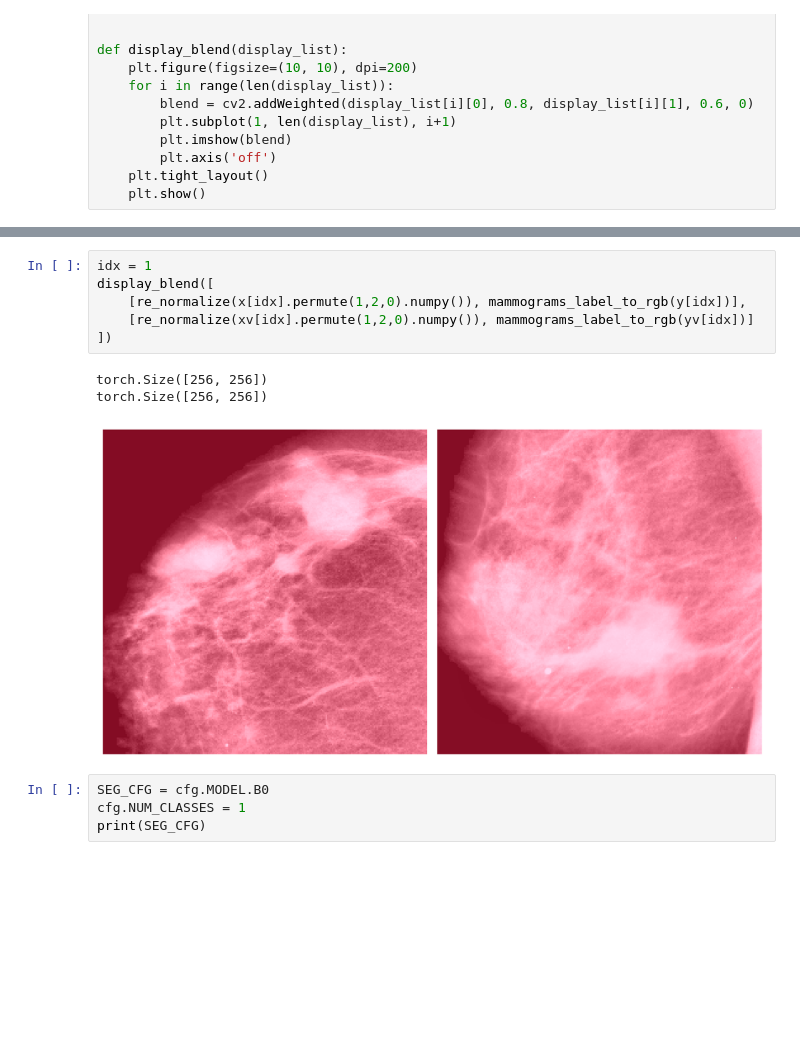
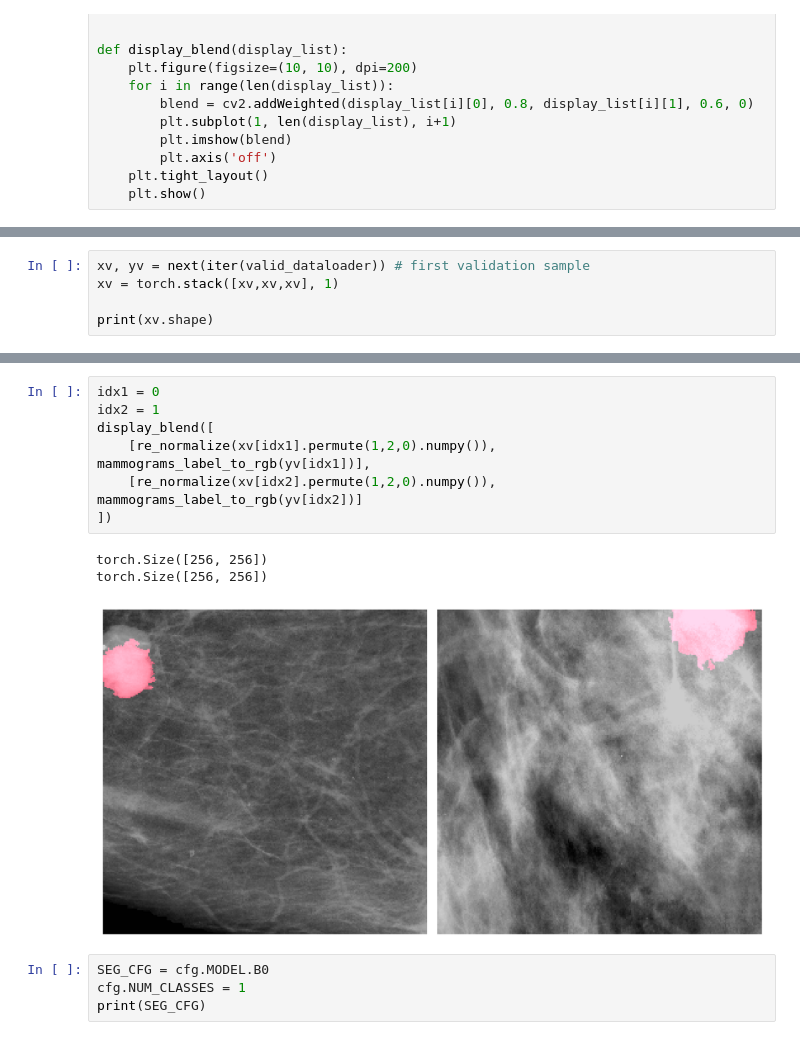
Before and after one commit to pablogiaccaglia/segmentation_pytorch, a Jupyter notebook: segmentation_segformer.ipynb, the cells around one changed output, grey strips where cells are left out. Cells and saved outputs as stored; diff of their text form; blank space fills up the shorter version.

```diff
--- a/segmentation_segformer.ipynb
+++ b/segmentation_segformer.ipynb
@@ -231,0 +221,5 @@ print(labels)
+# %%
+xv, yv = next(iter(valid_dataloader)) # first validation sample
+xv = torch.stack([xv,xv,xv], 1)
+
+print(xv.shape)
@@ -232,13 +261,14 @@ print(labels)
 # %%
-idx = 1
+idx1 = 0
+idx2 = 1
 display_blend([
-    [re_normalize(x[idx].permute(1,2,0).numpy()), mammograms_label_to_rgb(y[idx])],
-    [re_normalize(xv[idx].permute(1,2,0).numpy()), mammograms_label_to_rgb(yv[idx])]
+    [re_normalize(xv[idx1].permute(1,2,0).numpy()), mammograms_label_to_rgb(yv[idx1])],
+    [re_normalize(xv[idx2].permute(1,2,0).numpy()), mammograms_label_to_rgb(yv[idx2])]
 ])
 # %% [output]
 torch.Size([256, 256])
 torch.Size([256, 256])
-[figure, old version]
+[figure, new version]
 # %%
 SEG_CFG = cfg.MODEL.B0
 cfg.NUM_CLASSES = 1
```
Also changed, not shown: parts of 14 cells of this notebook.
